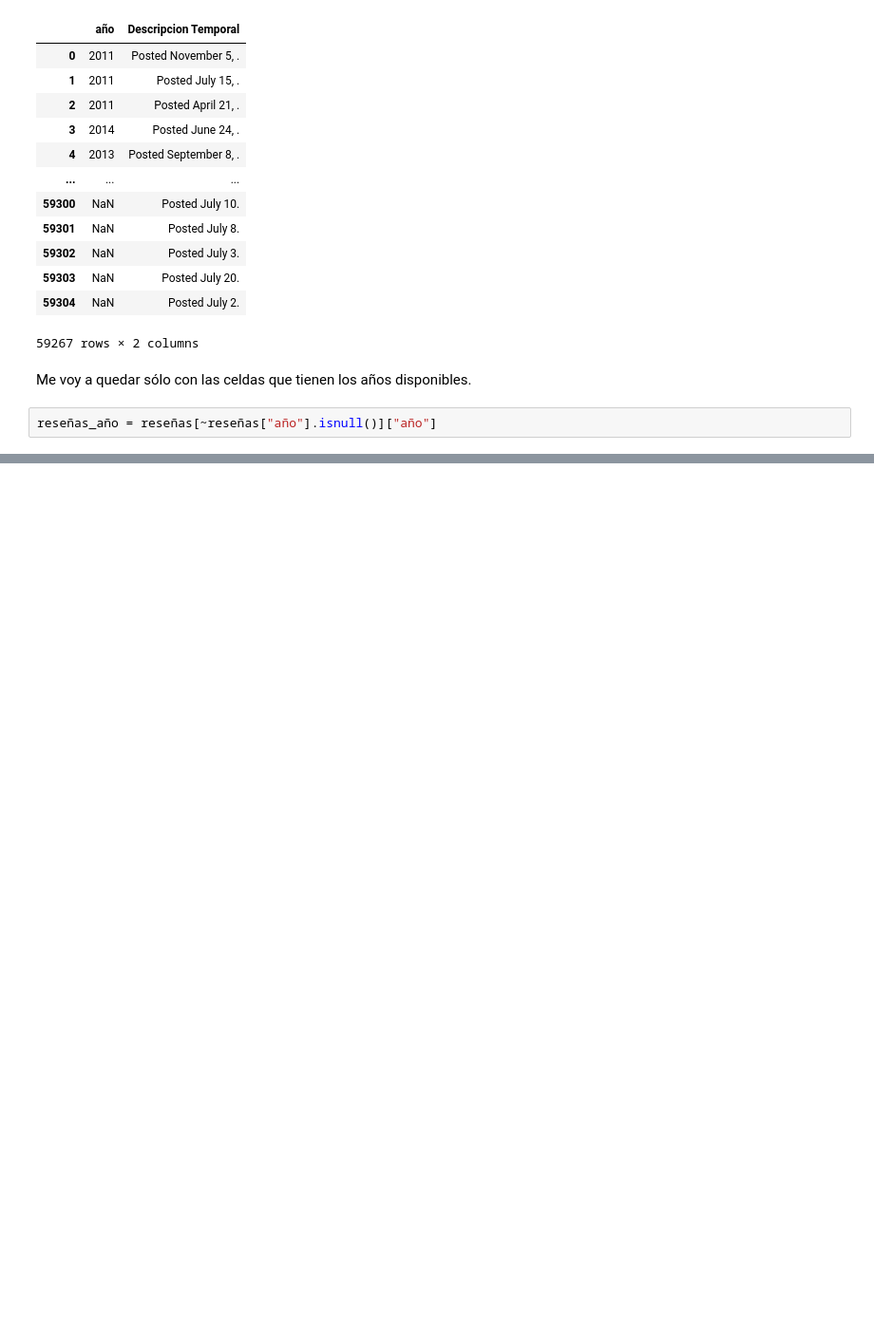
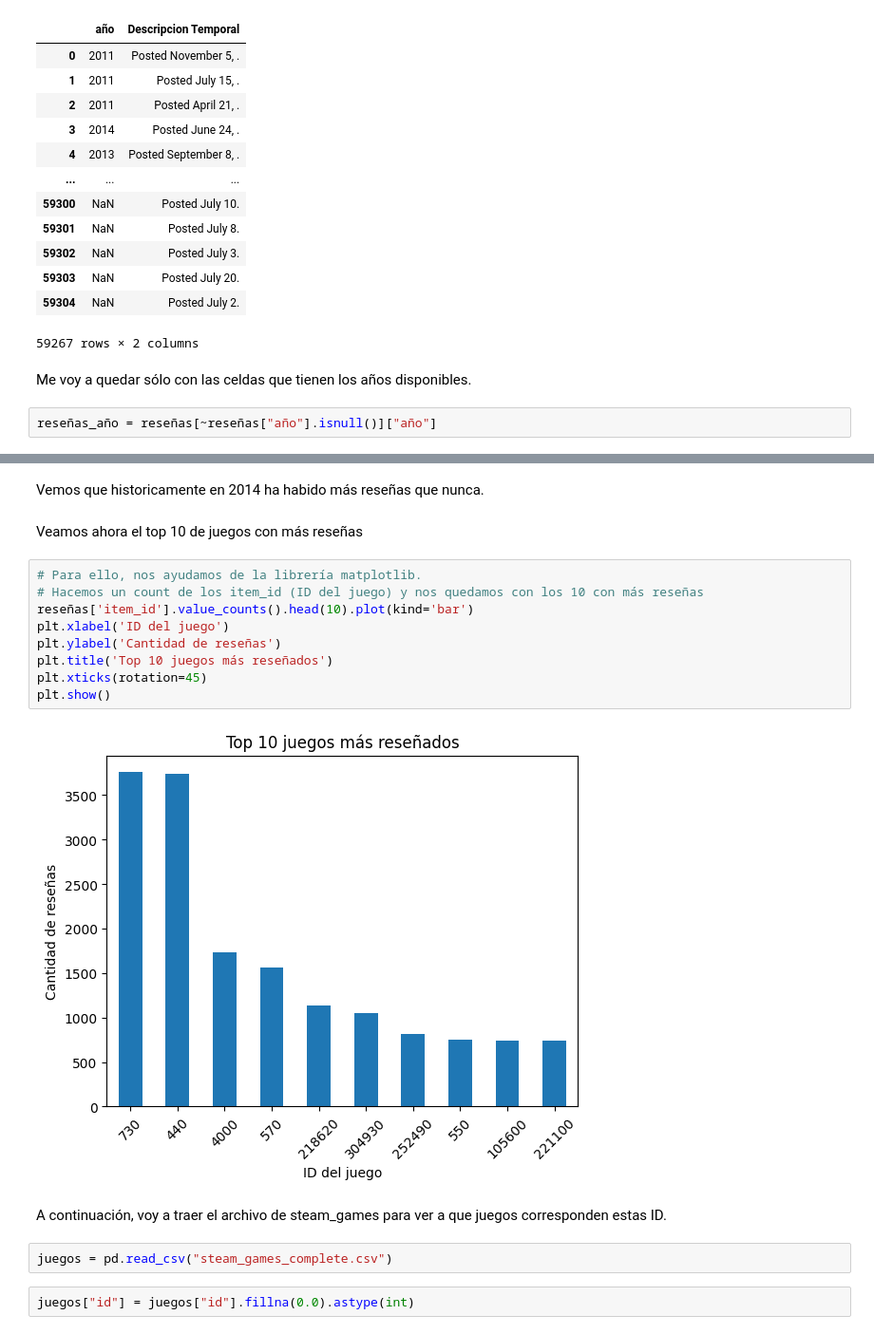
Before and after one commit to Tagliaferro22/steam-games, a Jupyter notebook: EDA/EDA_user_reviews.ipynb, the cells around one changed output, grey strips where cells are left out. Shown at 95% size. Drawn from its saved outputs; the diff is of its cells as text; blank space fills up the shorter version.

```diff
--- a/EDA/EDA_user_reviews.ipynb
+++ b/EDA/EDA_user_reviews.ipynb
@@ -498,0 +514,21 @@ DateParseError: Unknown datetime string format, unable to parse: Posted November
+# %% [markdown]
+Vemos que historicamente en 2014 ha habido más reseñas que nunca.
+# %% [markdown]
+Veamos ahora el top 10 de juegos con más reseñas
+# %%
+# Para ello, nos ayudamos de la librería matplotlib.
+# Hacemos un count de los item_id (ID del juego) y nos quedamos con los 10 con más reseñas
+reseñas['item_id'].value_counts().head(10).plot(kind='bar')
+plt.xlabel('ID del juego')
+plt.ylabel('Cantidad de reseñas')
+plt.title('Top 10 juegos más reseñados')
+plt.xticks(rotation=45)
+plt.show()
+# %% [output]
+[figure, added]
+# %% [markdown]
+A continuación, voy a traer el archivo de steam_games para ver a que juegos corresponden estas ID.
+# %%
+juegos = pd.read_csv("steam_games_complete.csv")
+# %%
+juegos["id"] = juegos["id"].fillna(0.0).astype(int)
```
Also changed, not shown: parts of 9 cells of this notebook.
